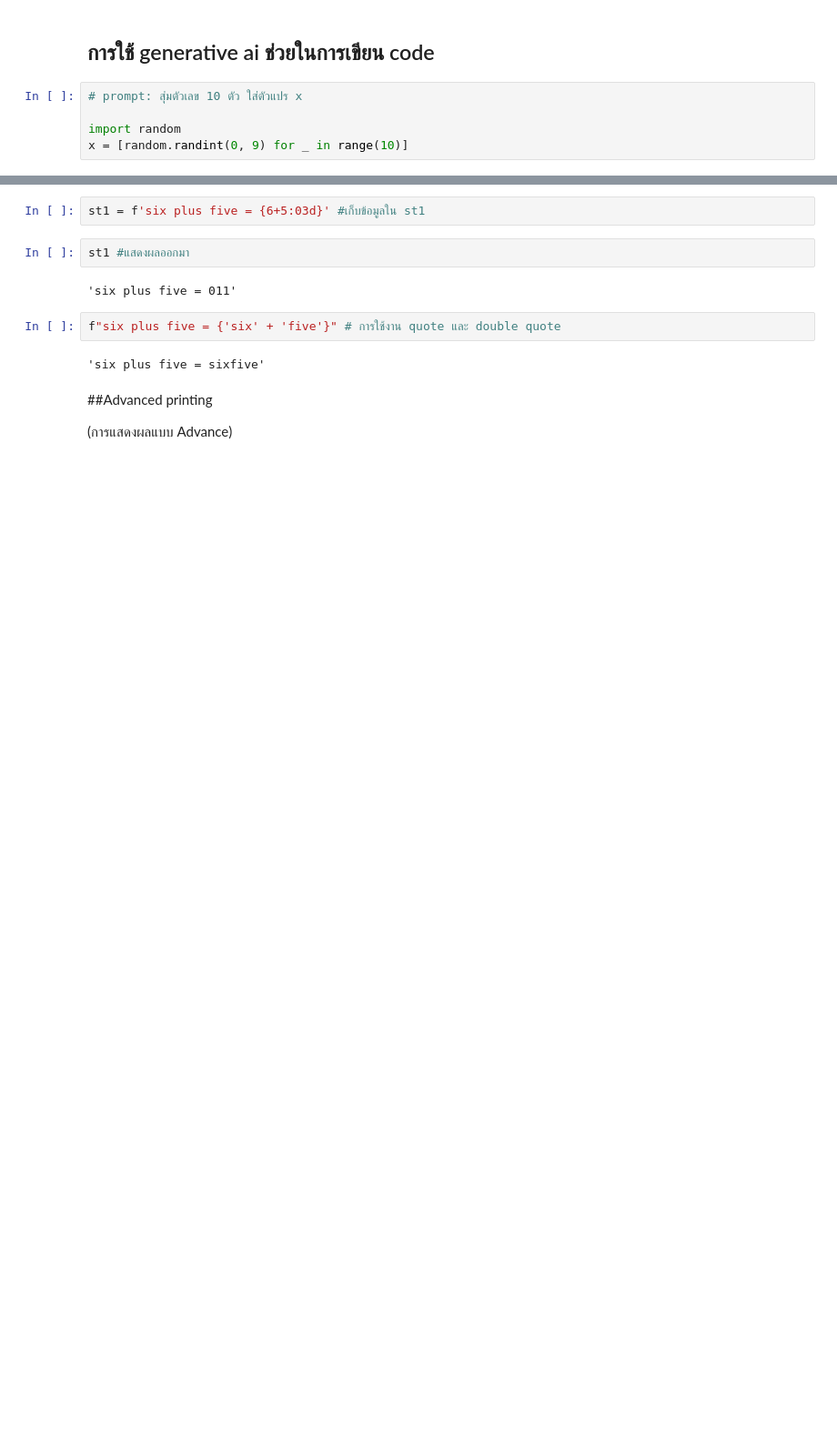
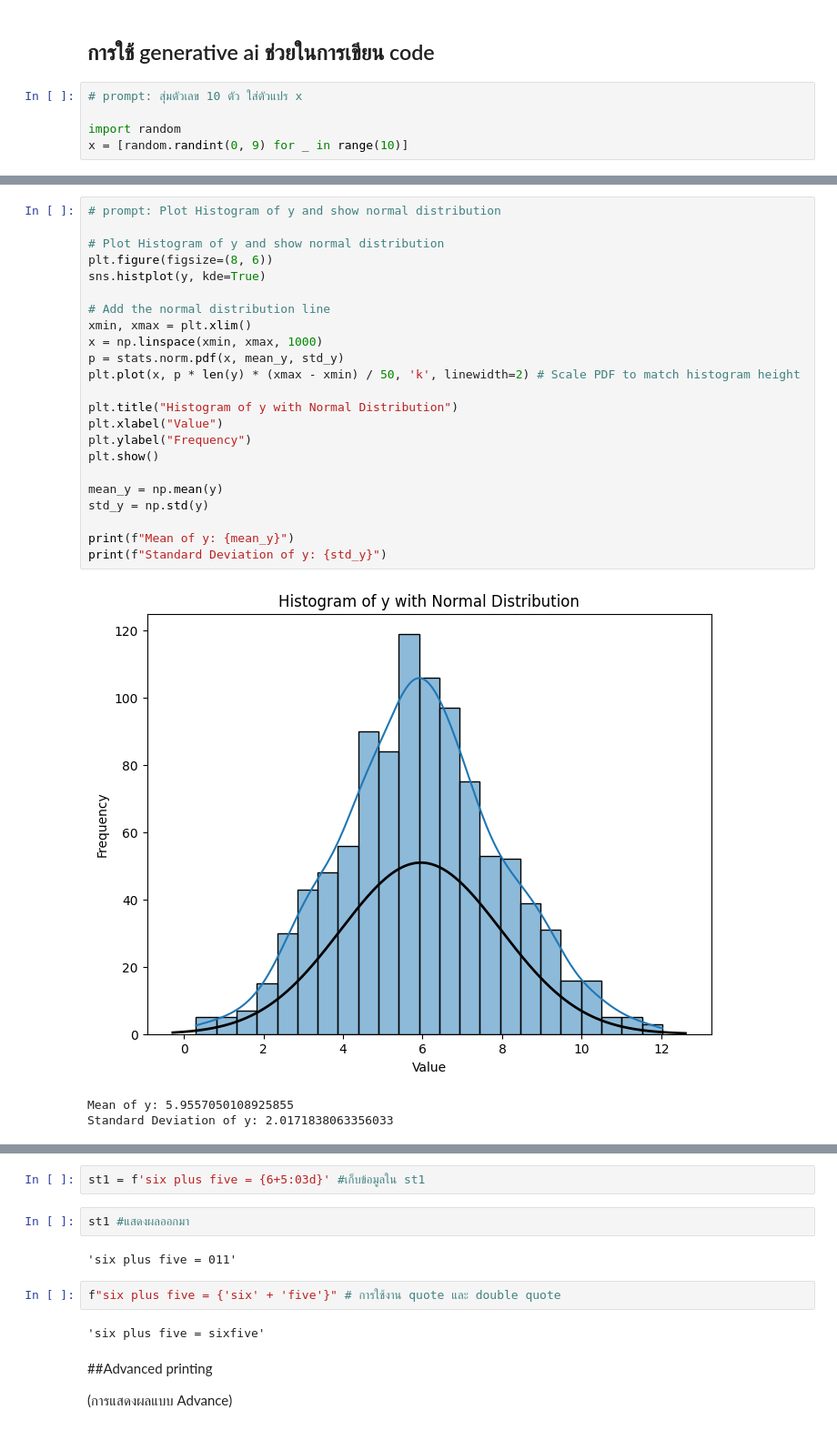
Before and after one commit to 16pynkn/MSC_DPDM_2025, a Jupyter notebook: Class_of_Python101_(dpdm25).ipynb, the cells around one changed output, grey strips where cells are left out. Shown at 91% size. Drawn from its saved outputs; the diff is of its cells as text; blank space fills up the shorter version.

```diff
--- a/Class_of_Python101_(dpdm25).ipynb
+++ b/Class_of_Python101_(dpdm25).ipynb
@@ -103,0 +246,27 @@ print(x)
+# %%
+# prompt: Plot Histogram of y and show normal distribution
+
+# Plot Histogram of y and show normal distribution
+plt.figure(figsize=(8, 6))
+sns.histplot(y, kde=True)
+
+# Add the normal distribution line
+xmin, xmax = plt.xlim()
+x = np.linspace(xmin, xmax, 1000)
+p = stats.norm.pdf(x, mean_y, std_y)
+plt.plot(x, p * len(y) * (xmax - xmin) / 50, 'k', linewidth=2) # Scale PDF to match histogram height
+
+plt.title("Histogram of y with Normal Distribution")
+plt.xlabel("Value")
+plt.ylabel("Frequency")
+plt.show()
+
+mean_y = np.mean(y)
+std_y = np.std(y)
+
+print(f"Mean of y: {mean_y}")
+print(f"Standard Deviation of y: {std_y}")
+# %% [output]
+[figure, added]
+Mean of y: 5.9557050108925855
+Standard Deviation of y: 2.0171838063356033
```
Also changed, not shown: parts of 83 cells of this notebook.
